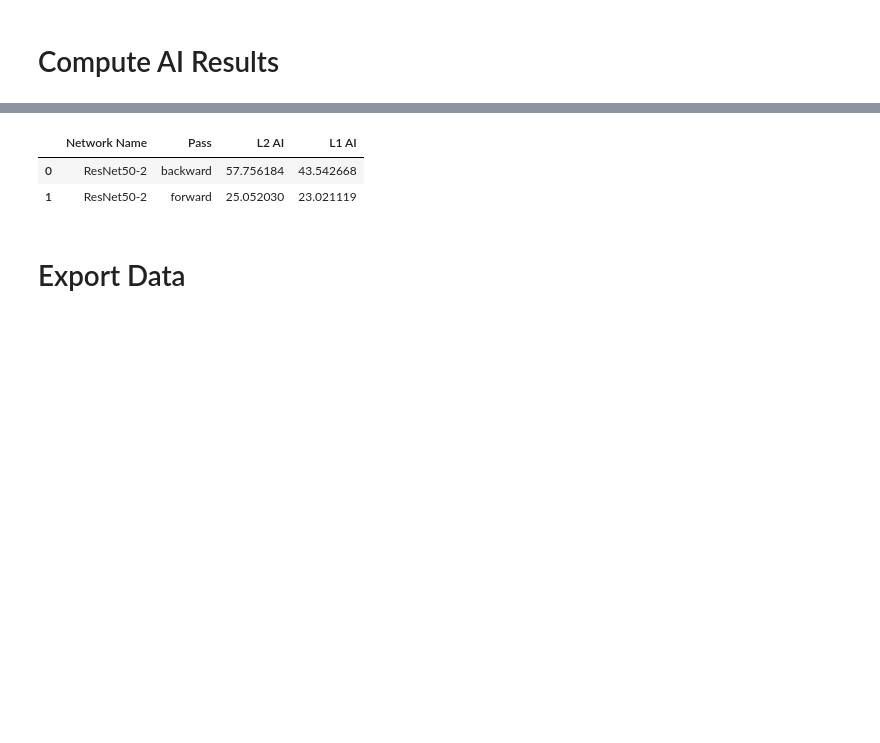
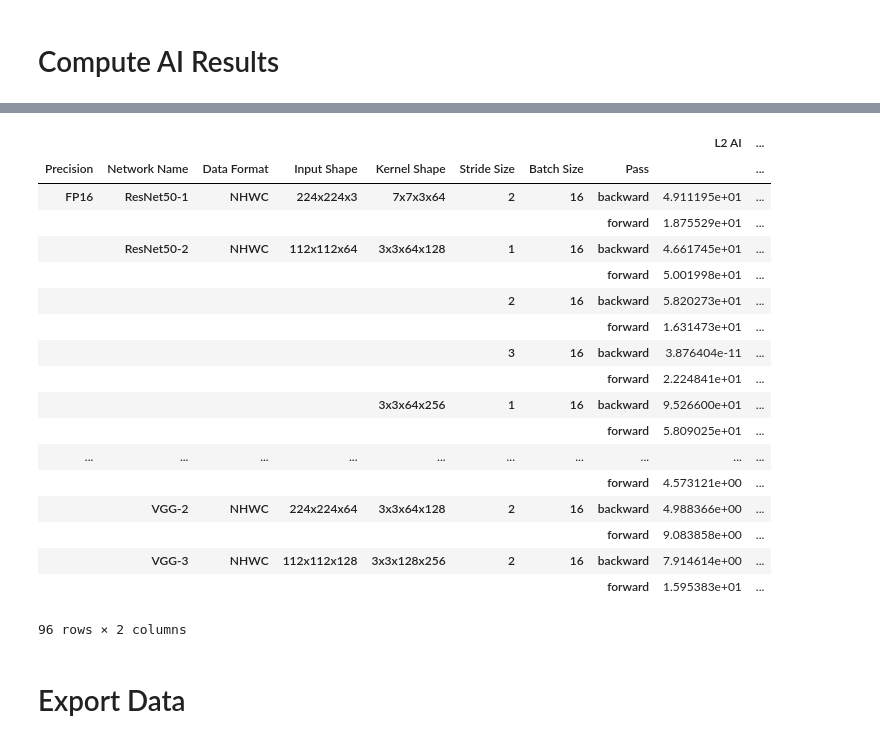
Before and after one commit to NERSC/tf-perf-kernels, a Jupyter notebook: analysis/process_nsight.ipynb, the cells around one changed output, grey strips where cells are left out. Saved outputs shown, nothing was run; the diff lists cells and outputs as text; code cells hidden in the pictures; blank space fills up the shorter version.

Commit message:
Full data analysis with new metrics

```diff
--- a/analysis/process_nsight.ipynb
+++ b/analysis/process_nsight.ipynb
@@ -14,9 +14,10 @@ cudadir = "/usr/common/software/cuda/10.2.89"
 homedir = os.path.dirname(os.getcwd())
 # %%
 #input and output dirs
-datadirs = ["../scripts/tf_cnn_kernels_nsight/runs/386219"]
+#datadirs = ["../scripts/tf_cnn_kernels_nsight/runs/386219"]
 #datadirs = ["../scripts/tf_cnn_kernels_nsight/runs/386058"]
-#datadirs = os.path.join(homedir,"data/tf_2.0b/nsight"]
+#datadirs = os.path.join(homedir,"data/tf_2.0b/new_nsight")
+datadirs = ["../data/tf_2.0b/new_nsight"]
 outputdir = "../results/tf2_nsight/results_NHWC"
 # %% [markdown]
 # Functions
@@ -390,7 +391,7 @@ if weighted:
         combineddf[metric] *= combineddf["Invocations"]
 
 #sum up
-combineddf = combineddf.groupby(by=combinedselectkeys).sum().reset_index()
+combineddf = combineddf.groupby(by=combinedselectkeys).sum()#.reset_index()
 
 
 #the flop fractions need to be recomputed
@@ -439,15 +456,31 @@ display(combineddf[['CUDA Time Avg', 'FP32 FLOPs Avg', 'FP16 FLOPs Avg', 'TC FLO
 # %%
 #combineddf = combineddf.reset_index()
 #seldf = combineddf[ (combineddf["Network Name"]=="ResNet50-2") &\
 #           (combineddf["Input Shape"]=="112x112x64") &\
 #           (combineddf["Precision"]=="FP32")]
 #seldf
 #combineddf[["FP32 L2 AI", "FP32 L1 AI"]]
-combineddf[['Network Name', 'Pass', "L2 AI", "L1 AI"]]
+combineddf[["L2 AI", "L1 AI"]]
 # %% [output]
-|  | Network Name | Pass | L2 AI | L1 AI |
-| 0 | ResNet50-2 | backward | 57.756184 | 43.542668 |
-| 1 | ResNet50-2 | forward | 25.052030 | 23.021119 |
+|  |  |  |  |  |  |  |  | L2 AI | ... |
+| Precision | Network Name | Data Format | Input Shape | Kernel Shape | Stride Size | Batch Size | Pass |  | ... |
+| FP16 | ResNet50-1 | NHWC | 224x224x3 | 7x7x3x64 | 2 | 16 | backward | 4.911195e+01 | ... |
+|  |  |  |  |  |  |  | forward | 1.875529e+01 | ... |
+|  | ResNet50-2 | NHWC | 112x112x64 | 3x3x64x128 | 1 | 16 | backward | 4.661745e+01 | ... |
+|  |  |  |  |  |  |  | forward | 5.001998e+01 | ... |
+|  |  |  |  |  | 2 | 16 | backward | 5.820273e+01 | ... |
+|  |  |  |  |  |  |  | forward | 1.631473e+01 | ... |
+|  |  |  |  |  | 3 | 16 | backward | 3.876404e-11 | ... |
+|  |  |  |  |  |  |  | forward | 2.224841e+01 | ... |
+|  |  |  |  | 3x3x64x256 | 1 | 16 | backward | 9.526600e+01 | ... |
+|  |  |  |  |  |  |  | forward | 5.809025e+01 | ... |
+| ... | ... | ... | ... | ... | ... | ... | ... | ... | ... |
+|  |  |  |  |  |  |  | forward | 4.573121e+00 | ... |
+|  | VGG-2 | NHWC | 224x224x64 | 3x3x64x128 | 2 | 16 | backward | 4.988366e+00 | ... |
+|  |  |  |  |  |  |  | forward | 9.083858e+00 | ... |
+|  | VGG-3 | NHWC | 112x112x128 | 3x3x128x256 | 2 | 16 | backward | 7.914614e+00 | ... |
+|  |  |  |  |  |  |  | forward | 1.595383e+01 | ... |
+96 rows × 2 columns
 # %% [markdown]
 # Export Data
 # %%
```
Also changed, not shown: parts of 1 cell of this notebook, 1 other file.
